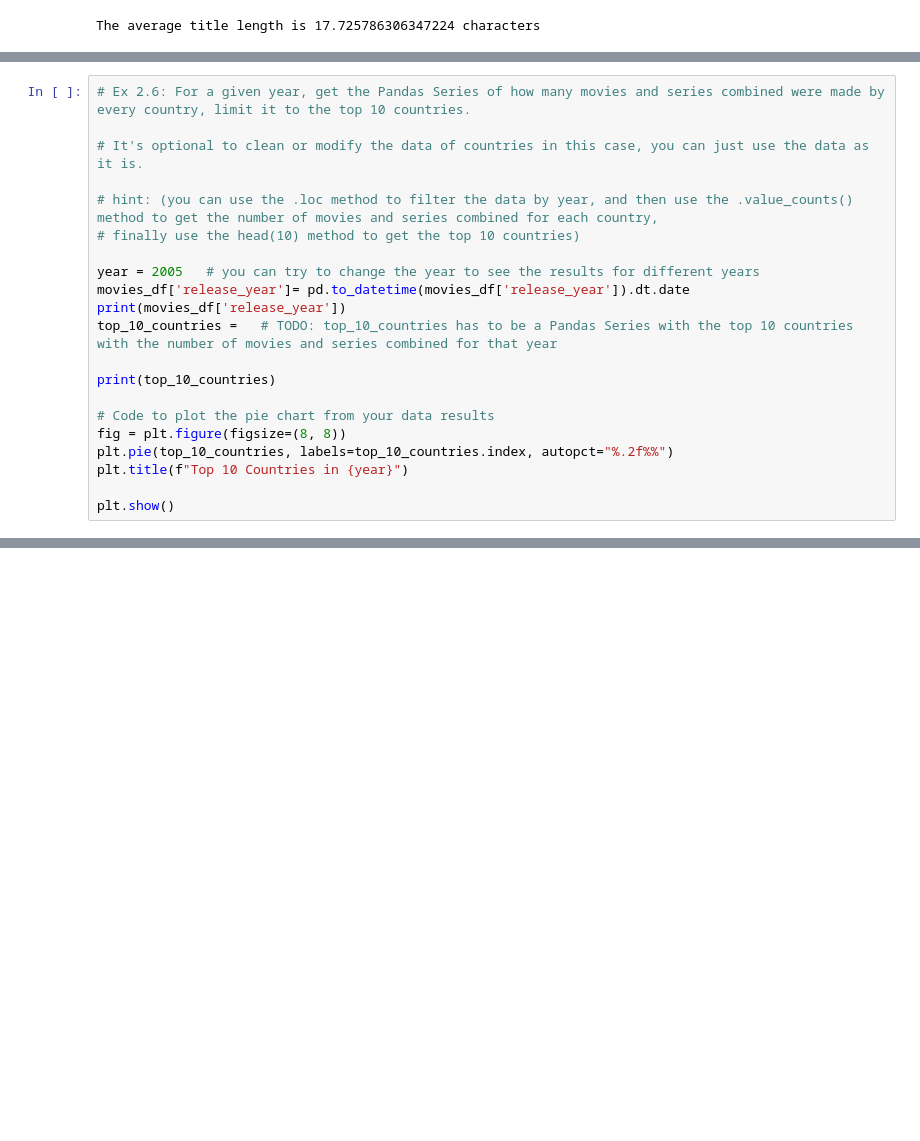
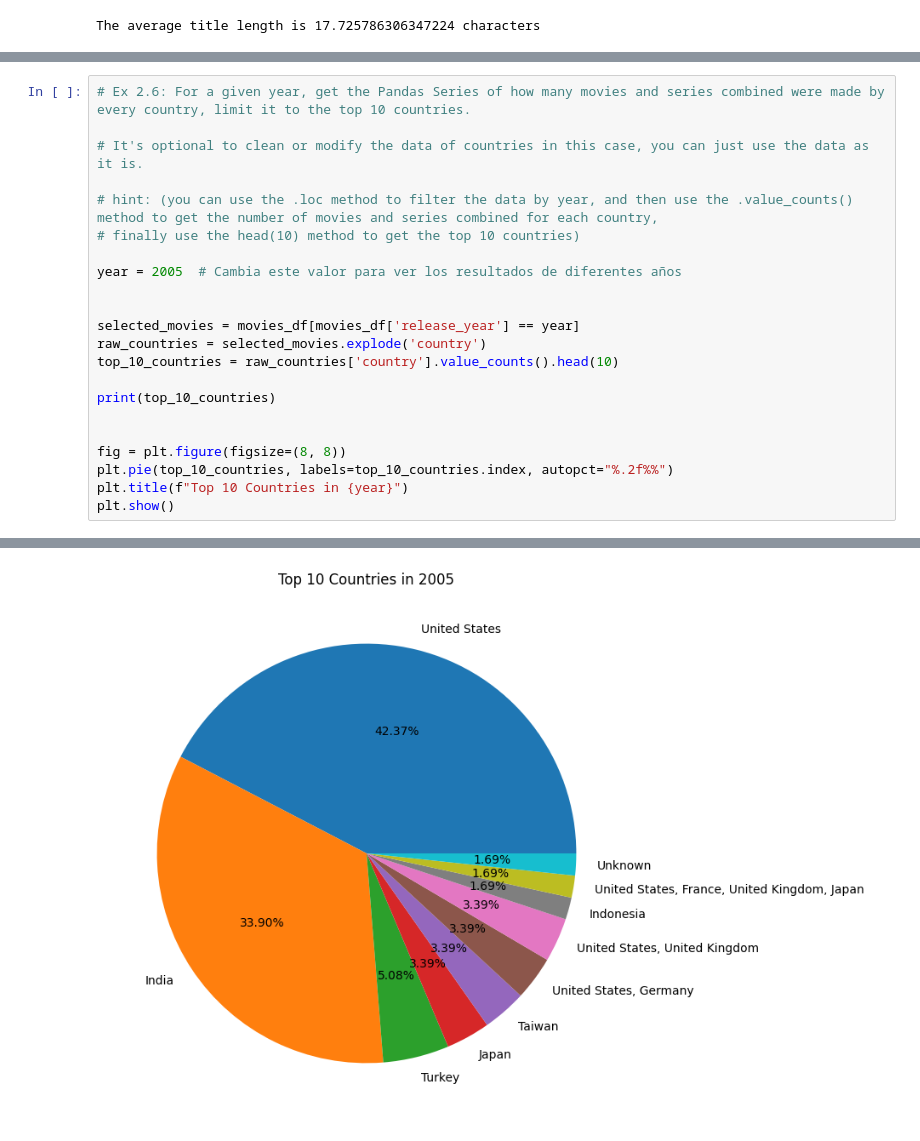
Before and after one commit to Jcmasot/eae_ipld_project, a Jupyter notebook: development/02_netflix_data_analysis.ipynb, the cells around one changed output, grey strips where cells are left out. Saved outputs shown, nothing was run; the diff lists cells and outputs as text; blank space fills up the shorter version.

```diff
--- a/development/02_netflix_data_analysis.ipynb
+++ b/development/02_netflix_data_analysis.ipynb
@@ -104,17 +123,18 @@ The average title length is 17.725786306347224 characters
 # hint: (you can use the .loc method to filter the data by year, and then use the .value_counts() method to get the number of movies and series combined for each country,
 # finally use the head(10) method to get the top 10 countries)
 
-year = 2005   # you can try to change the year to see the results for different years
-movies_df['release_year']= pd.to_datetime(movies_df['release_year']).dt.date
-print(movies_df['release_year'])
-top_10_countries =   # TODO: top_10_countries has to be a Pandas Series with the top 10 countries with the number of movies and series combined for that year
+year = 2005  # Cambia este valor para ver los resultados de diferentes años
+
+
+selected_movies = movies_df[movies_df['release_year'] == year]
+raw_countries = selected_movies.explode('country')
+top_10_countries = raw_countries['country'].value_counts().head(10)
 
 print(top_10_countries)
 
-# Code to plot the pie chart from your data results
+
 fig = plt.figure(figsize=(8, 8))
 plt.pie(top_10_countries, labels=top_10_countries.index, autopct="%.2f%%")
 plt.title(f"Top 10 Countries in {year}")
-
 plt.show()
 # %% [output]
@@ -133,0 +153 @@ Name: release_year, Length: 8807, dtype: object
+[figure, added]
```
Also changed, not shown: parts of 7 cells of this notebook, 3 other files.
